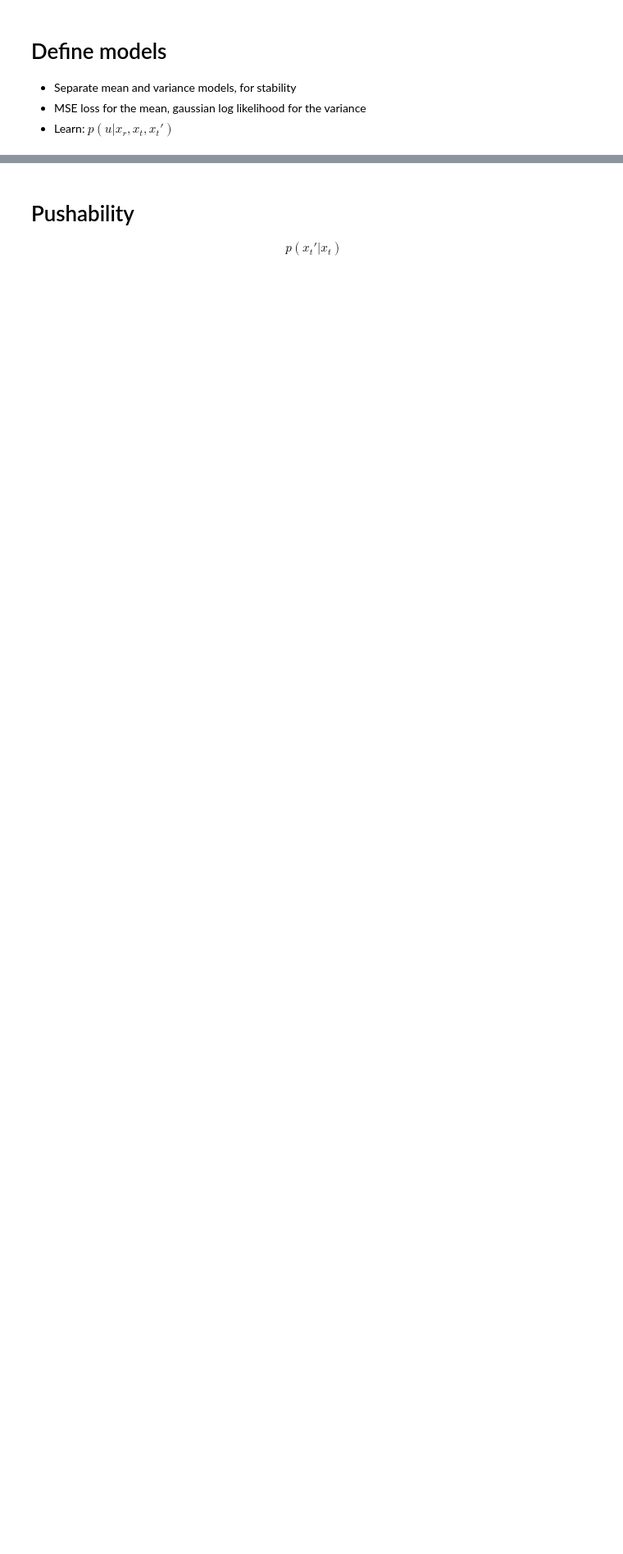
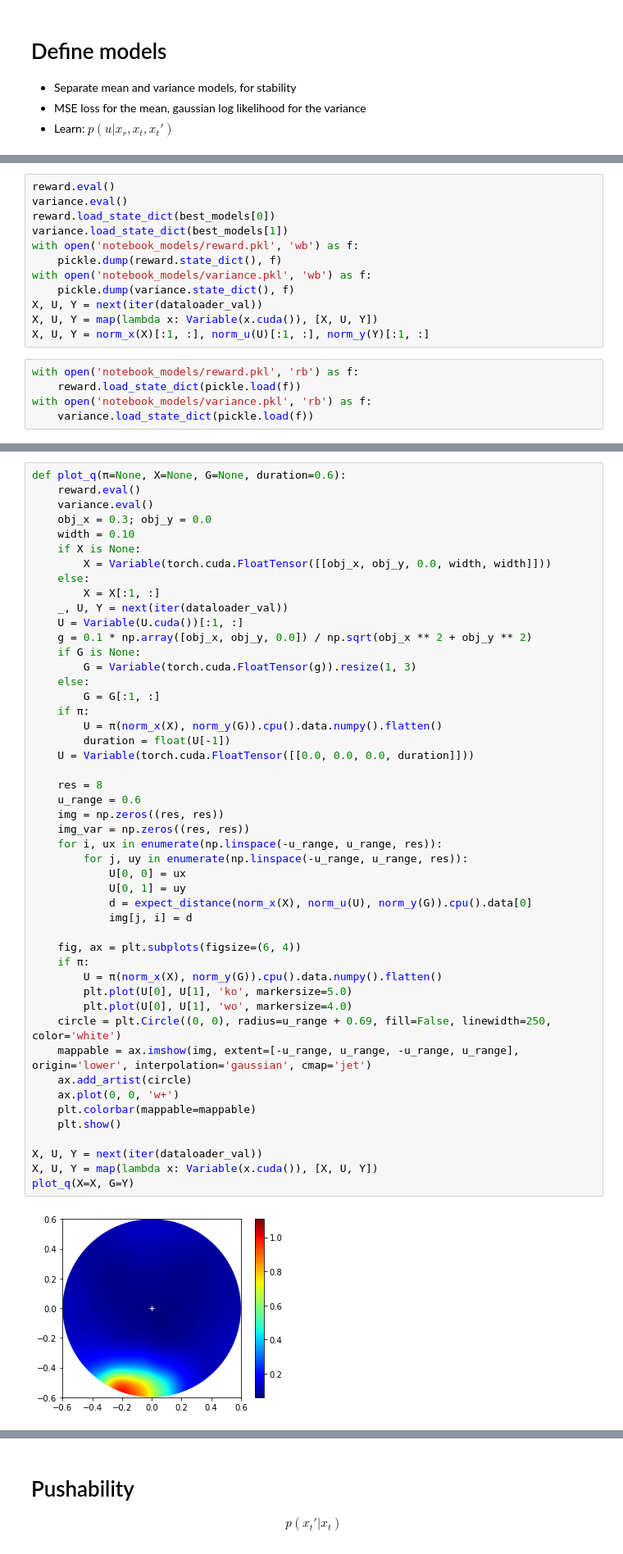
Before and after one commit to JoshuaHaustein/oracle_server, a Jupyter notebook: oracle_real.ipynb, the cells around one changed output, grey strips where cells are left out. Shown at 82% size. Drawn from its saved outputs; the diff is of its cells as text; blank space fills up the shorter version.

```diff
--- a/oracle_real.ipynb
+++ b/oracle_real.ipynb
@@ -190,0 +331,17 @@ class Residual(torch.nn.Module):
+# %%
+reward.eval()
+variance.eval()
+reward.load_state_dict(best_models[0])
+variance.load_state_dict(best_models[1])
+with open('notebook_models/reward.pkl', 'wb') as f:
+    pickle.dump(reward.state_dict(), f)
+with open('notebook_models/variance.pkl', 'wb') as f:
+    pickle.dump(variance.state_dict(), f)
+X, U, Y = next(iter(dataloader_val))
+X, U, Y = map(lambda x: Variable(x.cuda()), [X, U, Y])
+X, U, Y = norm_x(X)[:1, :], norm_u(U)[:1, :], norm_y(Y)[:1, :]
+# %%
+with open('notebook_models/reward.pkl', 'rb') as f:
+    reward.load_state_dict(pickle.load(f))
+with open('notebook_models/variance.pkl', 'rb') as f:
+    variance.load_state_dict(pickle.load(f))
@@ -190,0 +395,50 @@ class Residual(torch.nn.Module):
+# %%
+def plot_q(π=None, X=None, G=None, duration=0.6):
+    reward.eval()
+    variance.eval()
+    obj_x = 0.3; obj_y = 0.0
+    width = 0.10
+    if X is None:
+        X = Variable(torch.cuda.FloatTensor([[obj_x, obj_y, 0.0, width, width]]))
+    else:
+        X = X[:1, :]
+    _, U, Y = next(iter(dataloader_val))
+    U = Variable(U.cuda())[:1, :]
+    g = 0.1 * np.array([obj_x, obj_y, 0.0]) / np.sqrt(obj_x ** 2 + obj_y ** 2)
+    if G is None:
+        G = Variable(torch.cuda.FloatTensor(g)).resize(1, 3)
+    else:
+        G = G[:1, :]
+    if π:
+        U = π(norm_x(X), norm_y(G)).cpu().data.numpy().flatten()
+        duration = float(U[-1])
+    U = Variable(torch.cuda.FloatTensor([[0.0, 0.0, 0.0, duration]]))
+
+    res = 8
+    u_range = 0.6
+    img = np.zeros((res, res))
+    img_var = np.zeros((res, res))
+    for i, ux in enumerate(np.linspace(-u_range, u_range, res)):
+        for j, uy in enumerate(np.linspace(-u_range, u_range, res)):
+            U[0, 0] = ux
+            U[0, 1] = uy
+            d = expect_distance(norm_x(X), norm_u(U), norm_y(G)).cpu().data[0]
+            img[j, i] = d
+
+    fig, ax = plt.subplots(figsize=(6, 4))
+    if π:
+        U = π(norm_x(X), norm_y(G)).cpu().data.numpy().flatten()
+        plt.plot(U[0], U[1], 'ko', markersize=5.0)
+        plt.plot(U[0], U[1], 'wo', markersize=4.0)
+    circle = plt.Circle((0, 0), radius=u_range + 0.69, fill=False, linewidth=250, color='white')
+    mappable = ax.imshow(img, extent=[-u_range, u_range, -u_range, u_range], origin='lower', interpolation='gaussian', cmap='jet')
+    ax.add_artist(circle)
+    ax.plot(0, 0, 'w+')
+    plt.colorbar(mappable=mappable)
+    plt.show()
+
+X, U, Y = next(iter(dataloader_val))
+X, U, Y = map(lambda x: Variable(x.cuda()), [X, U, Y])
+plot_q(X=X, G=Y)
+# %% [output]
+[figure, added]
```
Also changed, not shown: parts of 48 cells of this notebook.
